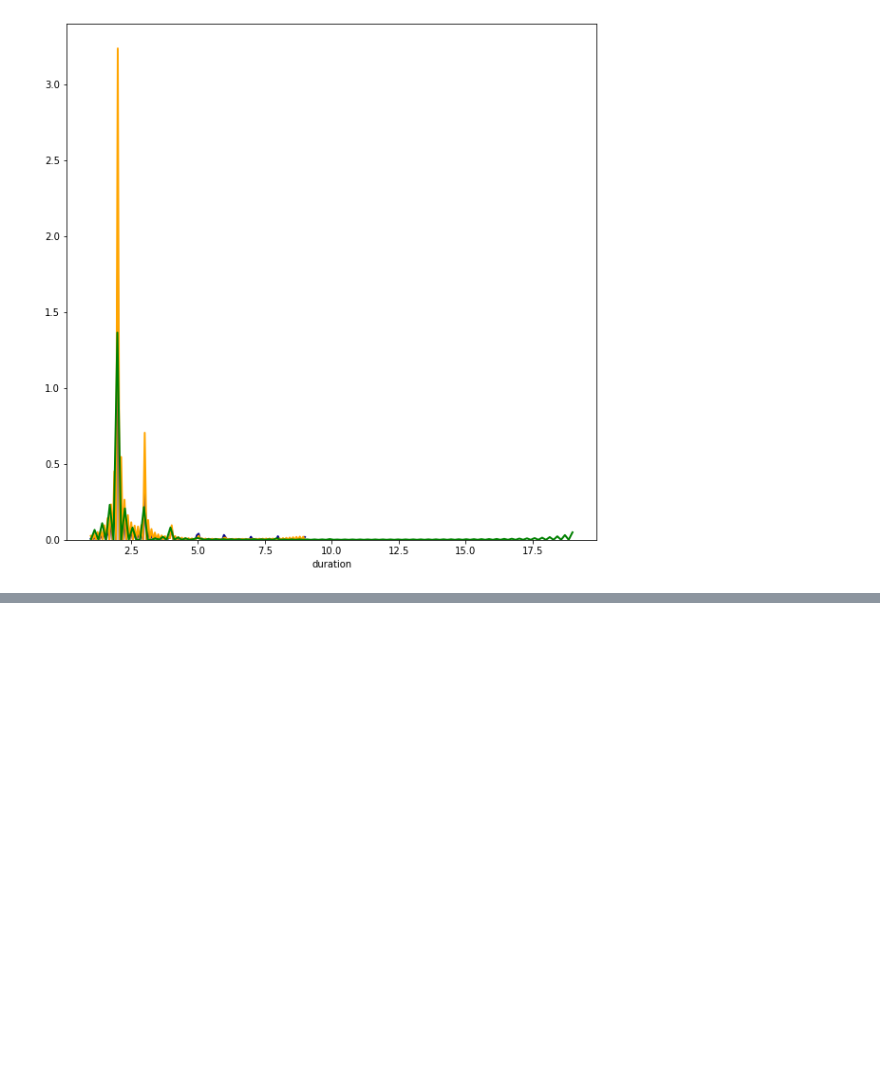
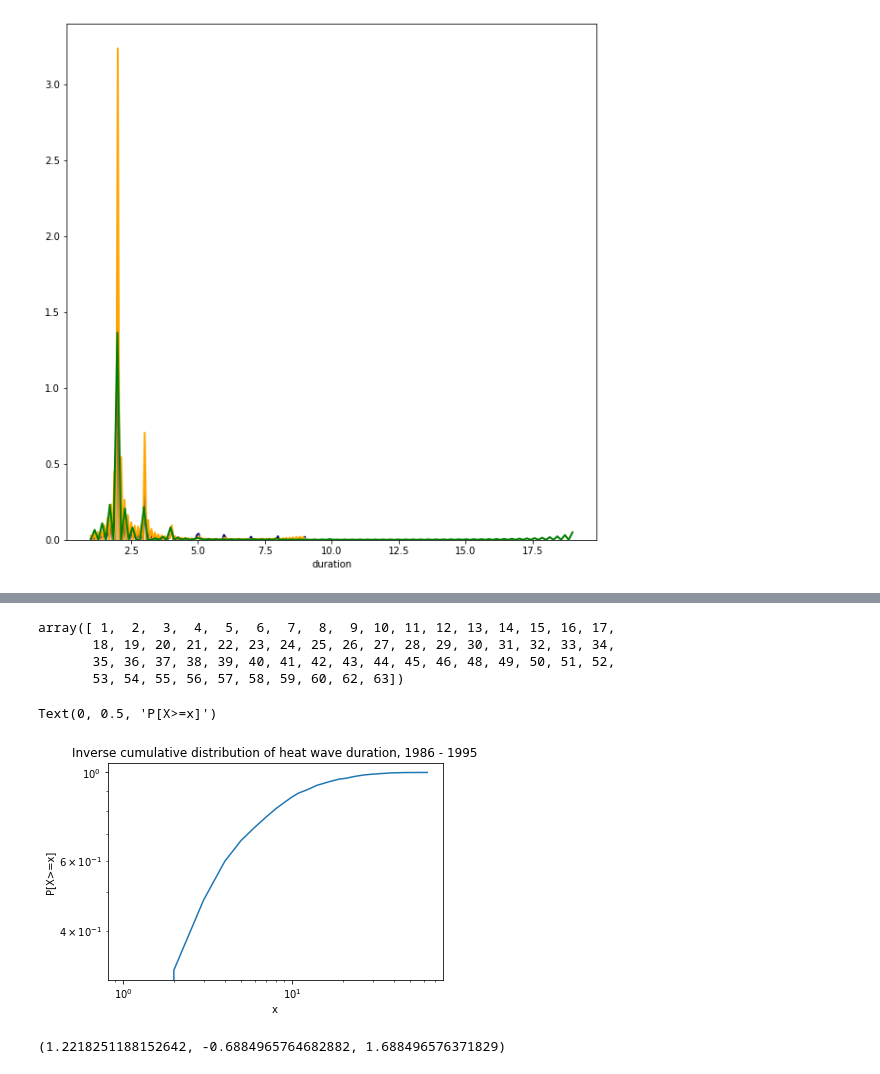
Before and after one commit to ecohydro/GlobalUrbanHeat, a Jupyter notebook: Notebooks/cpt_density_plots.ipynb, the cells around one changed output, grey strips where cells are left out. Drawn from its saved outputs; the diff is of its cells as text; code cells hidden in the pictures; blank space fills up the shorter version.

```diff
--- a/Notebooks/cpt_density_plots.ipynb
+++ b/Notebooks/cpt_density_plots.ipynb
@@ -209,7 +209,7 @@ india = event_stack[event_stack['CTR_MN_NM'] == 'China'].copy()
 india['year'] = india['year'].astype(str).astype(int)
 india96_05 = india[(india['year'] >= 1996) & (india['year'] <= 2005)]
 # %%
-india = event_stack[event_stack['CTR_MN_NM'] == 'China'].copy()
+india = event_stack[event_stack['CTR_MN_NM'] == 'India'].copy()
 india['year'] = india['year'].astype(str).astype(int)
 india06_15 = india[(india['year'] >= 2006) & (india['year'] <= 2015)]
 # %%
@@ -236,3 +236,9 @@ sns.distplot(india06_15['duration'], hist=False, kde=True,
 # %% [output]
 <matplotlib.axes._subplots.AxesSubplot at 0x...>
 [figure]
+# %%
+def p_X_gt_x(data, X=None):
+    n_data = len(data)
+    if X is None:
+        X = data.unique()
+    return X, pd.Series([sum(data>=x)/n_data for x in X ])
@@ -238,0 +260,21 @@ sns.distplot(india06_15['duration'], hist=False, kde=True,
+# %%
+data = india06_15['duration'].sort_values()
+X, y = p_X_gt_x(data)
+
+data.unique()
+# %% [output]
+array([ 1,  2,  3,  4,  5,  6,  7,  8,  9, 10, 11, 12, 13, 14, 15, 16, 17,
+       18, 19, 20, 21, 22, 23, 24, 25, 26, 27, 28, 29, 30, 31, 32, 33, 34,
+       35, 36, 37, 38, 39, 40, 41, 42, 43, 44, 45, 46, 48, 49, 50, 51, 52,
+       53, 54, 55, 56, 57, 58, 59, 60, 62, 63])
+# %%
+plt.plot(X,1 - y)
+plt.xscale('log')
+plt.yscale('log')
+
+plt.title('Inverse cumulative distribution of heat wave duration, 1986 - 1995')
+plt.xlabel('x')
+plt.ylabel('P[X>=x]')
+# %% [output]
+Text(0, 0.5, 'P[X>=x]')
+[figure, added]
@@ -238,0 +286,4 @@ sns.distplot(india06_15['duration'], hist=False, kde=True,
+# %%
+print(params)
+# %% [output]
+(1.2218251188152642, -0.6884965764682882, 1.688496576371829)
```
Also changed, not shown: parts of 8 cells of this notebook.
